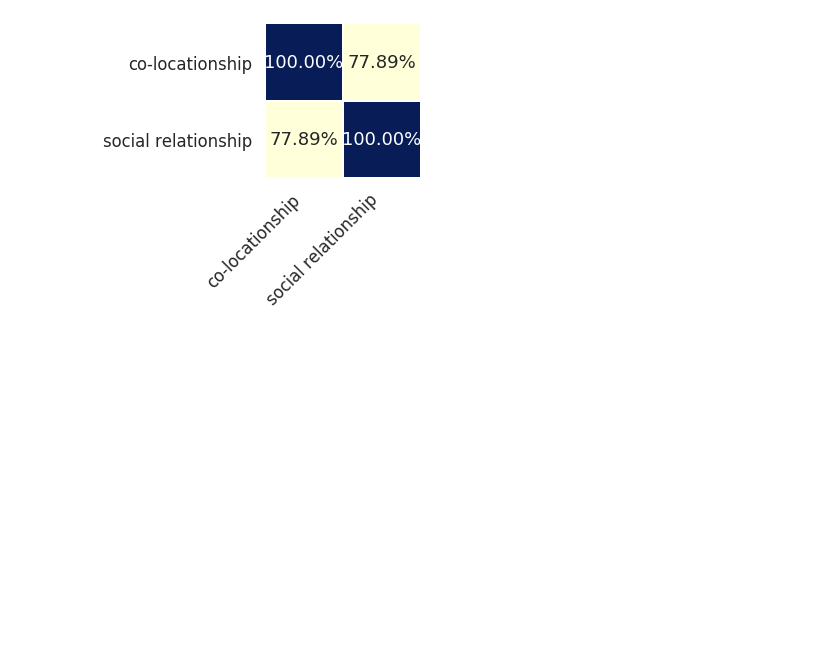
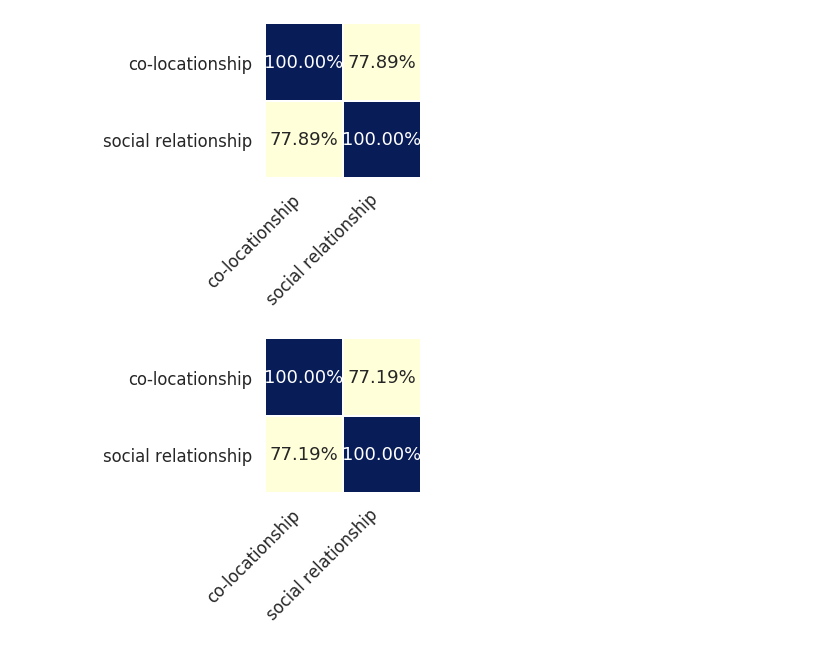
Before and after one commit to Magica-Chen/co-locationship, a Jupyter notebook: example/example_weeplaces.ipynb, the cells around one changed output. Cells and saved outputs as stored; diff of their text form; code cells hidden in the pictures; blank space fills up the shorter version.

```diff
--- a/example/example_weeplaces.ipynb
+++ b/example/example_weeplaces.ipynb
@@ -177,2 +187,6 @@ consistency_test = compare_v2.stats_test_consistency(target='RCCP')
 # %% [output]
 [figure]
+# %%
+consistency_test = compare_v2.stats_test_consistency(target='ego+alters')
+# %% [output]
+[figure, added]
```
Also changed, not shown: parts of 5 cells of this notebook.
